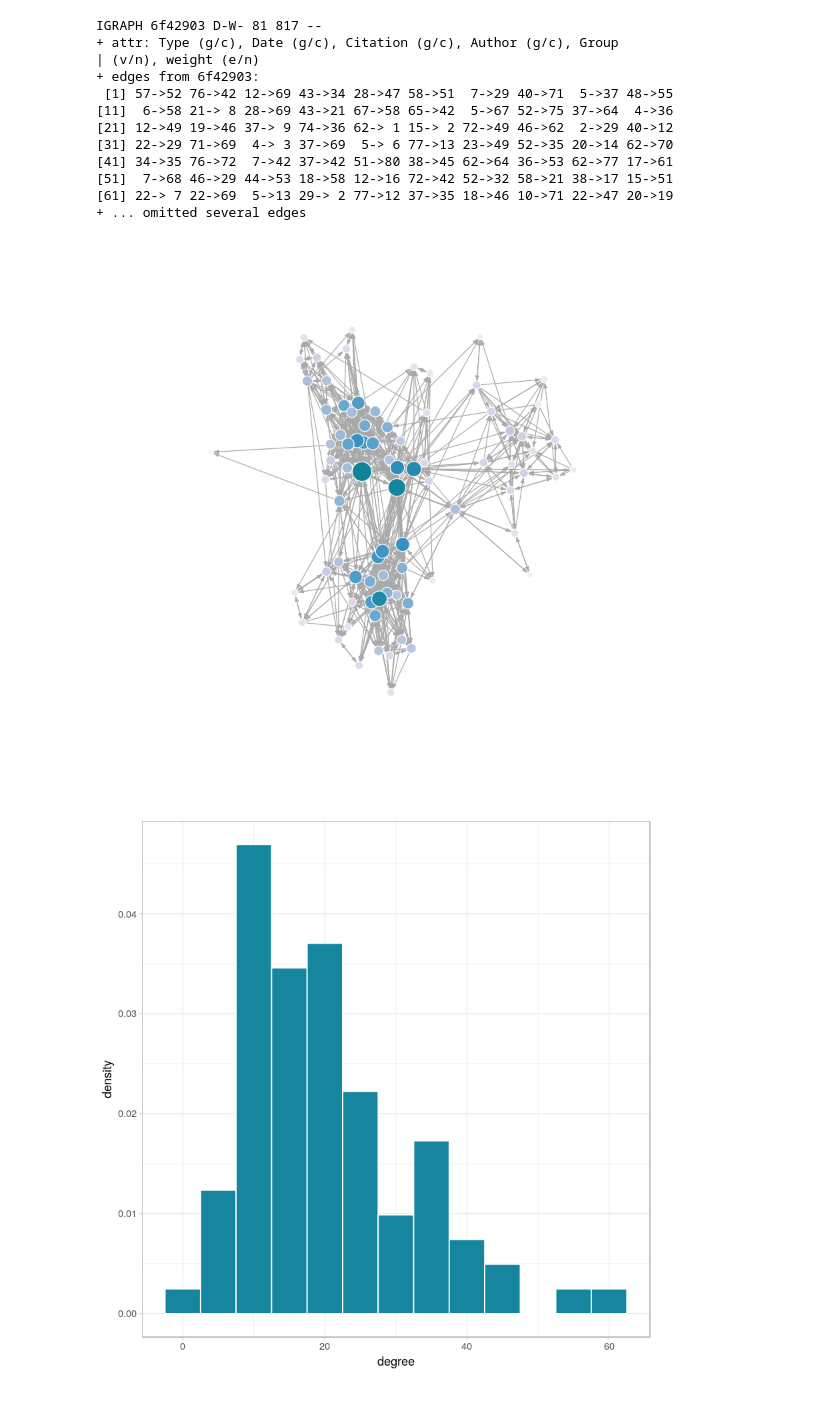
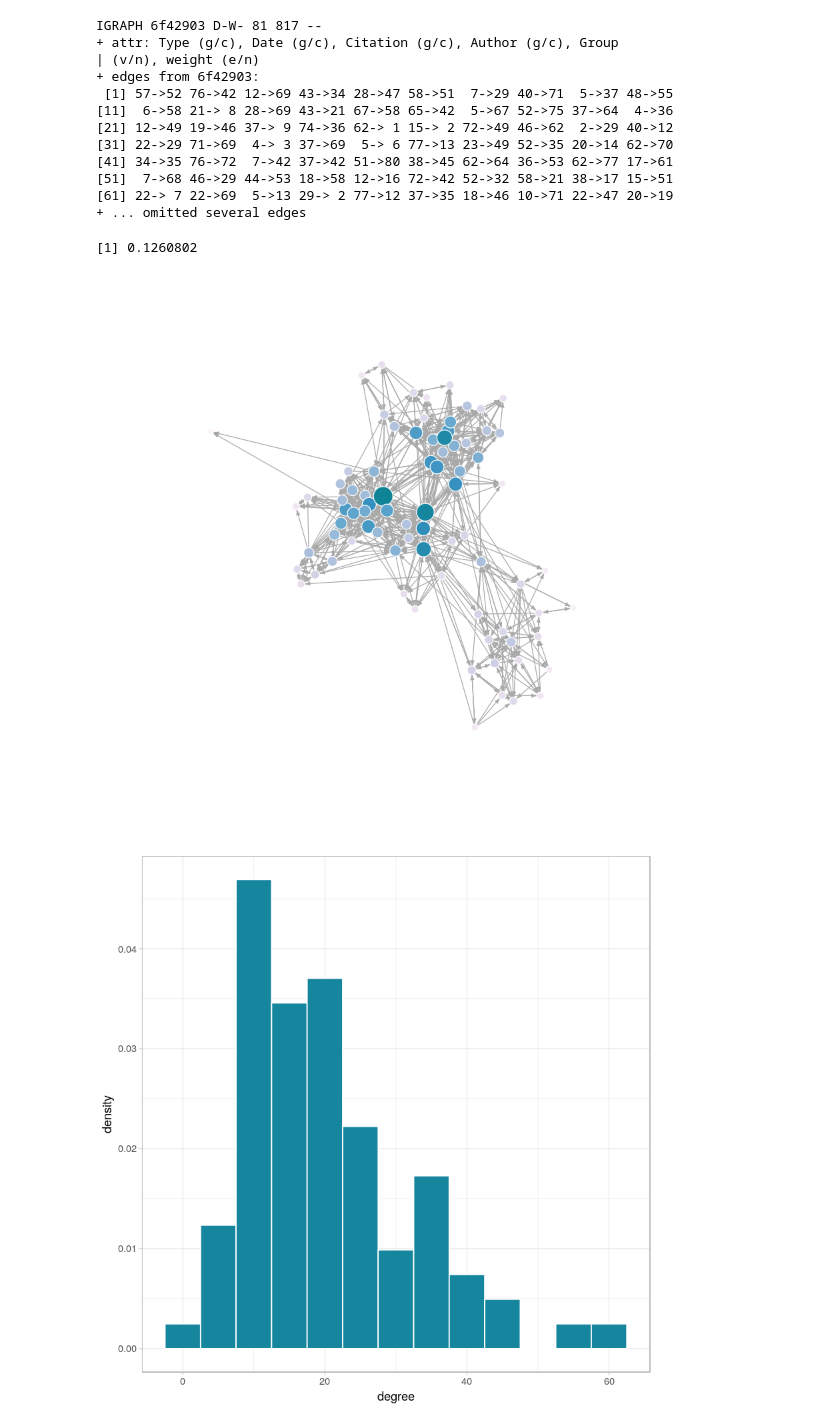
Before and after one commit to gbertagnolli/Networks-LM-Math, a Jupyter notebook: networks-seminar-2.ipynb, the cells around one changed output. Saved outputs shown, nothing was run; the diff lists cells and outputs as text; code cells hidden in the pictures.

```diff
--- a/networks-seminar-2.ipynb
+++ b/networks-seminar-2.ipynb
@@ -258,13 +315,17 @@ IGRAPH 6f42903 D-W- 81 817 --
 [51]  7->68 46->29 44->53 18->58 12->16 72->42 52->32 58->21 38->17 15->51
 [61] 22-> 7 22->69  5->13 29-> 2 77->12 37->35 18->46 10->71 22->47 20->19
 + ... omitted several edges
+# %%
+edge_density(UKfaculty)
+# %% [output]
+[1] 0.1260802
 # %%
 degC <- degree(UKfaculty, normalized = T)
 uk_lay <- layout_nicely(UKfaculty)
-plot(UKfaculty, layout = layout_nicely, vertex.label = NA,vertex.size = 3 + 10*degC,
+plot(UKfaculty, layout = uk_lay, vertex.label = NA,vertex.size = 3 + 10*degC,
      vertex.color = my_palette[as.factor(degC)], edge.arrow.size = 0.3)
 # %% [output]
-[figure, old version]
+[figure, new version]
 # %%
 ggplot(data.frame(degree = degree(UKfaculty)), aes(degree)) +
   geom_histogram(aes(y = ..density..), binwidth = 5, fill = my_palette[35], color = "white")
```
Also changed, not shown: parts of 80 cells of this notebook, 7 other files.
